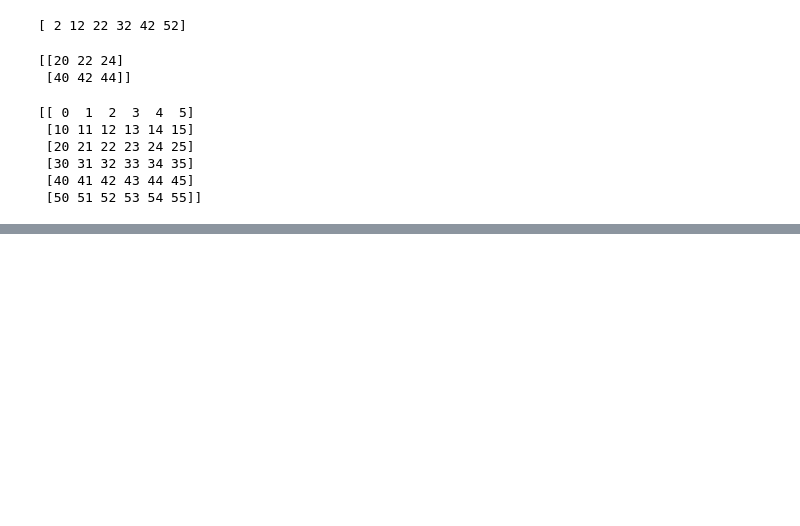
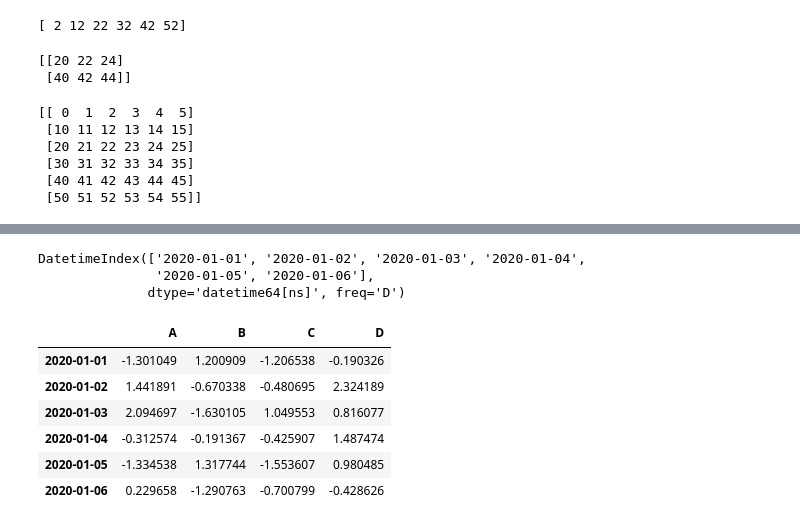
Before and after one commit to Armandot1998/Pyton-Jupyter-Notebook, a Jupyter notebook: Manual_Tema_2.ipynb, the cells around one changed output, grey strips where cells are left out. Saved outputs shown, nothing was run; the diff lists cells and outputs as text; code cells hidden in the pictures; blank space fills up the shorter version.

```diff
--- a/Manual_Tema_2.ipynb
+++ b/Manual_Tema_2.ipynb
@@ -440,0 +460,29 @@ print(c)
+# %%
+# pd.date_range(): evuelve una frecuencia fija DatetimeIndex
+
+dates = pd.date_range('20200101', periods = 6)
+
+dates
+# %% [output]
+DatetimeIndex(['2020-01-01', '2020-01-02', '2020-01-03', '2020-01-04',
+               '2020-01-05', '2020-01-06'],
+              dtype='datetime64[ns]', freq='D')
+# %%
+# Datos tabulares bidimensionales, de tamaño variable y potencialmente heterogéneos.
+
+# La estructura de datos también contiene ejes etiquetados (filas y columnas).
+# Las operaciones aritméticas se alinean en las etiquetas de fila y columna.
+# Puede considerarse como un contenedor tipo dict para objetos de la serie.
+# La estructura de datos primaria de los pandas.
+
+df = pd.DataFrame(np.random.randn(6, 4), index = dates, columns = list('ABCD'))
+
+df
+# %% [output]
+|  | A | B | C | D |
+| 2020-01-01 | -1.301049 | 1.200909 | -1.206538 | -0.190326 |
+| 2020-01-02 | 1.441891 | -0.670338 | -0.480695 | 2.324189 |
+| 2020-01-03 | 2.094697 | -1.630105 | 1.049553 | 0.816077 |
+| 2020-01-04 | -0.312574 | -0.191367 | -0.425907 | 1.487474 |
+| 2020-01-05 | -1.334538 | 1.317744 | -1.553607 | 0.980485 |
+| 2020-01-06 | 0.229658 | -1.290763 | -0.700799 | -0.428626 |
```
Also changed, not shown: parts of 24 cells of this notebook, 1 other file.
